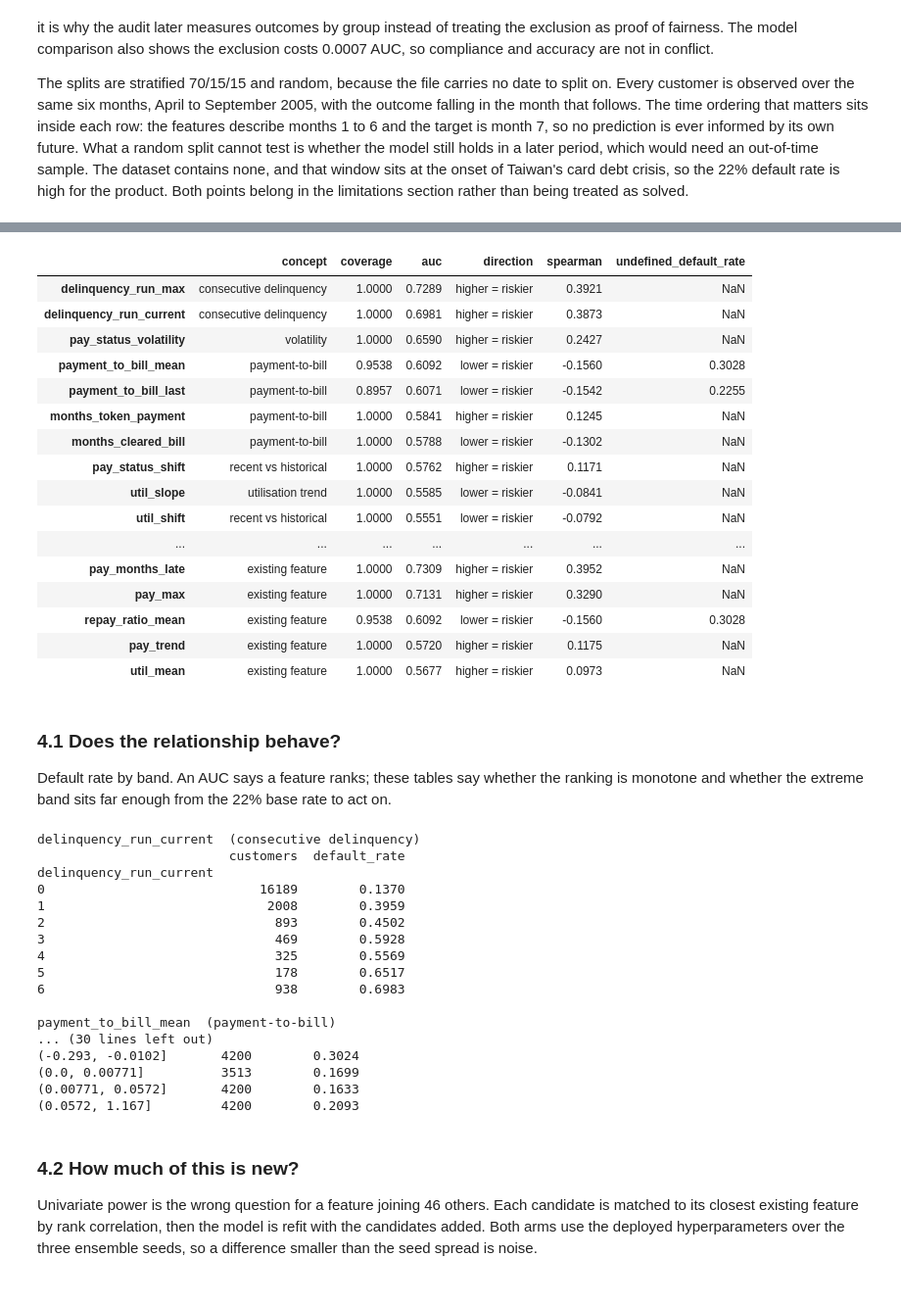
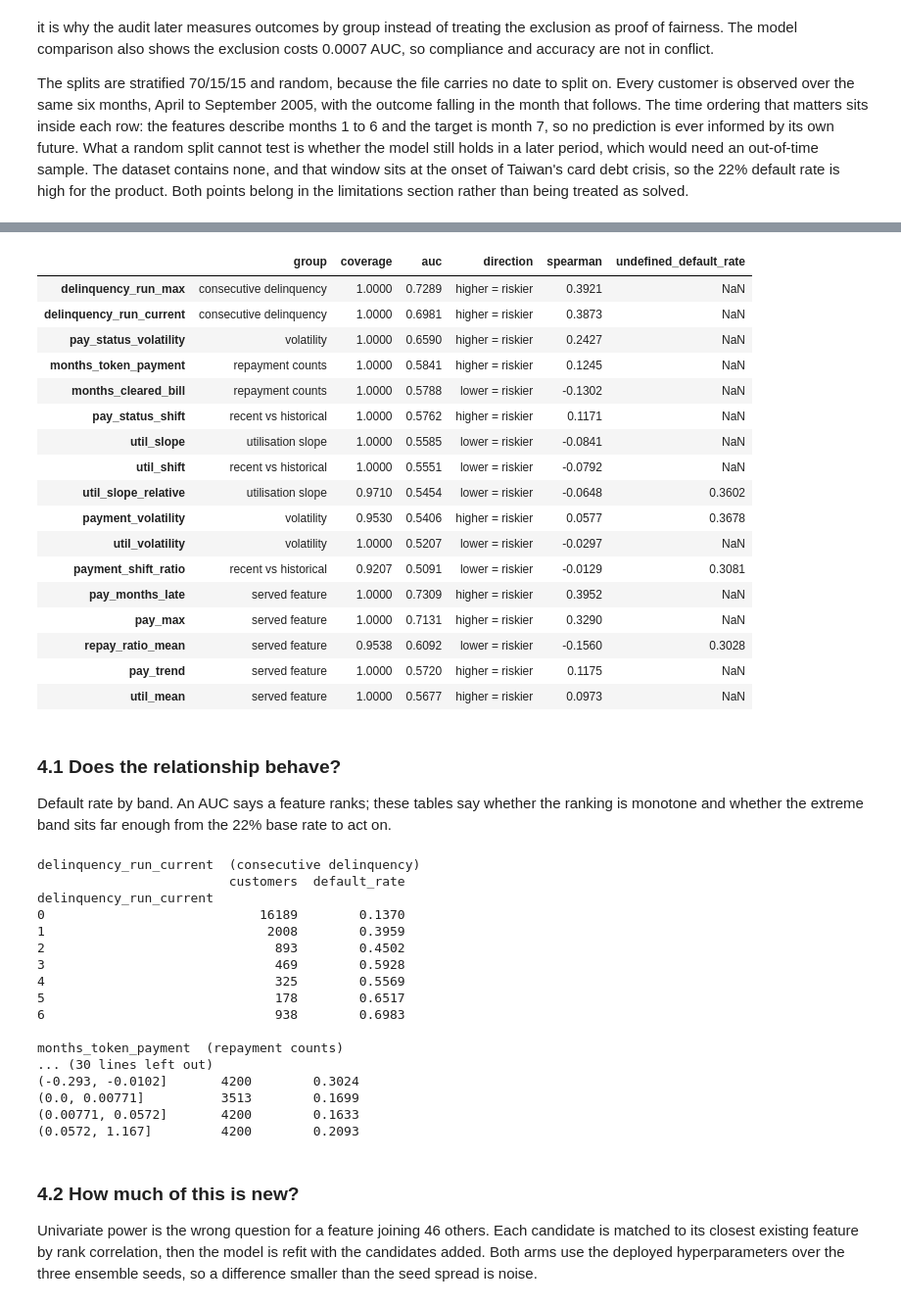
Before and after one commit to AnastasiaRassi/Behavioural_Credit_Scorecard_System, a Jupyter notebook: notebooks/01_data_preparation.ipynb, the cells around one changed output, grey strips where cells are left out. Shown at 98% size. Cells and saved outputs as stored; diff of their text form; code cells hidden in the pictures.

```diff
--- a/notebooks/01_data_preparation.ipynb
+++ b/notebooks/01_data_preparation.ipynb
@@ -63,18 +63,14 @@ Project root: C:\Users\User\Documents\UNI\credit_risk_system
 The dataset is read exactly as it ships. Cleaning happens in the next step, so the raw
 distributions can be inspected first.
 # %%
-def load_taiwan() -> pd.DataFrame:
-    """Read the UCI dataset as it ships, with no cleaning applied."""
-    csv_path = PROJECT_ROOT / "data" / "raw" / "taiwan_credit.csv"
-    if not csv_path.exists():
-        raise FileNotFoundError(
-            f"Place the UCI dataset at {csv_path}. "
-            "Source: https://archive.ics.uci.edu/dataset/350/"
-        )
-    return pd.read_csv(csv_path)
+csv_path = PROJECT_ROOT / "data" / "raw" / "taiwan_credit.csv"
+if not csv_path.exists():
+    raise FileNotFoundError(
+        f"Place the UCI dataset at {csv_path}. "
+        "Source: https://archive.ics.uci.edu/dataset/350/"
+    )
 
-
-raw = load_taiwan()
+raw = pd.read_csv(csv_path)
 print(f"Shape: {raw.shape[0]:,} rows x {raw.shape[1]} columns")
 print(f"Missing values: {int(raw.isna().sum().sum())}")
 raw.head()
@@ -109,20 +105,14 @@ The original "PAY_0" column already appears as "PAY_1" in the CSV, so the six
 payment-status columns run in order.
 # %%
 UNDOCUMENTED = {"EDUCATION": [0, 5, 6], "MARRIAGE": [0]}
-
-
-def fix_codebook(df: pd.DataFrame) -> pd.DataFrame:
-    """Fold undocumented EDUCATION and MARRIAGE codes into the 'other' level."""
-    out = df.copy()
-    out["EDUCATION"] = out["EDUCATION"].replace({0: 4, 5: 4, 6: 4})
-    out["MARRIAGE"] = out["MARRIAGE"].replace({0: 3})
-    return out
-
-
 for column, codes in UNDOCUMENTED.items():
     print(f"{column}: {int(raw[column].isin(codes).sum()):,} rows with codes {codes}")
 
-raw = fix_codebook(raw)
+# Fold the undocumented codes into the documented "other" level, which keeps those
+# customers in the sample instead of dropping their rows.
+raw["EDUCATION"] = raw["EDUCATION"].replace({0: 4, 5: 4, 6: 4})
+raw["MARRIAGE"] = raw["MARRIAGE"].replace({0: 3})
+
 pd.DataFrame({
     "EDUCATION": raw["EDUCATION"].value_counts().sort_index(),
     "MARRIAGE": raw["MARRIAGE"].value_counts().sort_index(),
@@ -448,51 +381,47 @@ underneath for reference.
 # %%
-# Sliced on the same indices as the model features, so everything below reads training
-# rows only.
-candidates = {name: candidates_all.loc[index] for name, index in
-              [("train", idx_train), ("validation", idx_validation), ("test", idx_test)]}
-
-
 def univariate_power(features: pd.DataFrame, labels: pd.Series) -> pd.DataFrame:
     """Rank power of each feature alone, measured on the rows where it is defined."""
     rows = []
     for column in features.columns:
         values = features[column]
         observed = values.notna()
         auc = roc_auc_score(labels[observed], values[observed])
         rows.append({
-            "concept": CONCEPTS.get(column, "existing feature"),
+            "group": ADDED_GROUPS.get(column, "served feature"),
             "coverage": observed.mean(),
             "auc": max(auc, 1 - auc),
             "direction": "higher = riskier" if auc >= 0.5 else "lower = riskier",
             "spearman": spearmanr(values[observed], labels[observed]).statistic,
             "undefined_default_rate": labels[~observed].mean() if (~observed).any() else np.nan,
         })
     return pd.DataFrame(rows, index=features.columns).sort_values("auc", ascending=False)
 
 
+SERVED = [column for column in X["train"].columns if column not in ADDED]
 REFERENCE = ["pay_months_late", "pay_max", "pay_trend", "util_mean", "repay_ratio_mean"]
 pd.concat([
-    univariate_power(candidates["train"], y["train"]),
+    univariate_power(X["train"][ADDED], y["train"]),
     univariate_power(X["train"][REFERENCE], y["train"]),
 ])
 # %% [output]
-|  | concept | coverage | auc | direction | spearman | undefined_default_rate |
+|  | group | coverage | auc | direction | spearman | undefined_default_rate |
 | delinquency_run_max | consecutive delinquency | 1.0000 | 0.7289 | higher = riskier | 0.3921 | NaN |
 | delinquency_run_current | consecutive delinquency | 1.0000 | 0.6981 | higher = riskier | 0.3873 | NaN |
 | pay_status_volatility | volatility | 1.0000 | 0.6590 | higher = riskier | 0.2427 | NaN |
-| payment_to_bill_mean | payment-to-bill | 0.9538 | 0.6092 | lower = riskier | -0.1560 | 0.3028 |
-| payment_to_bill_last | payment-to-bill | 0.8957 | 0.6071 | lower = riskier | -0.1542 | 0.2255 |
-| months_token_payment | payment-to-bill | 1.0000 | 0.5841 | higher = riskier | 0.1245 | NaN |
-| months_cleared_bill | payment-to-bill | 1.0000 | 0.5788 | lower = riskier | -0.1302 | NaN |
+| months_token_payment | repayment counts | 1.0000 | 0.5841 | higher = riskier | 0.1245 | NaN |
+| months_cleared_bill | repayment counts | 1.0000 | 0.5788 | lower = riskier | -0.1302 | NaN |
 | pay_status_shift | recent vs historical | 1.0000 | 0.5762 | higher = riskier | 0.1171 | NaN |
-| util_slope | utilisation trend | 1.0000 | 0.5585 | lower = riskier | -0.0841 | NaN |
+| util_slope | utilisation slope | 1.0000 | 0.5585 | lower = riskier | -0.0841 | NaN |
 | util_shift | recent vs historical | 1.0000 | 0.5551 | lower = riskier | -0.0792 | NaN |
-| ... | ... | ... | ... | ... | ... | ... |
-| pay_months_late | existing feature | 1.0000 | 0.7309 | higher = riskier | 0.3952 | NaN |
-| pay_max | existing feature | 1.0000 | 0.7131 | higher = riskier | 0.3290 | NaN |
-| repay_ratio_mean | existing feature | 0.9538 | 0.6092 | lower = riskier | -0.1560 | 0.3028 |
-| pay_trend | existing feature | 1.0000 | 0.5720 | higher = riskier | 0.1175 | NaN |
-| util_mean | existing feature | 1.0000 | 0.5677 | higher = riskier | 0.0973 | NaN |
+| util_slope_relative | utilisation slope | 0.9710 | 0.5454 | lower = riskier | -0.0648 | 0.3602 |
+| payment_volatility | volatility | 0.9530 | 0.5406 | higher = riskier | 0.0577 | 0.3678 |
+| util_volatility | volatility | 1.0000 | 0.5207 | lower = riskier | -0.0297 | NaN |
+| payment_shift_ratio | recent vs historical | 0.9207 | 0.5091 | lower = riskier | -0.0129 | 0.3081 |
+| pay_months_late | served feature | 1.0000 | 0.7309 | higher = riskier | 0.3952 | NaN |
+| pay_max | served feature | 1.0000 | 0.7131 | higher = riskier | 0.3290 | NaN |
+| repay_ratio_mean | served feature | 0.9538 | 0.6092 | lower = riskier | -0.1560 | 0.3028 |
+| pay_trend | served feature | 1.0000 | 0.5720 | higher = riskier | 0.1175 | NaN |
+| util_mean | served feature | 1.0000 | 0.5677 | higher = riskier | 0.0973 | NaN |
 # %% [markdown]
 ### 4.1 Does the relationship behave?
 
@@ -510,10 +439,10 @@ def risk_table(values: pd.Series, labels: pd.Series, bins: int = 5) -> pd.DataFr
     return table.rename(columns={"size": "customers", "mean": "default_rate"})
 
 
-for column in ["delinquency_run_current", "payment_to_bill_mean",
+for column in ["delinquency_run_current", "months_token_payment",
                "pay_status_shift", "payment_volatility", "util_slope"]:
-    print(f"\n{column}  ({CONCEPTS[column]})")
-    print(risk_table(candidates["train"][column], y["train"]).to_string())
+    print(f"\n{column}  ({ADDED_GROUPS[column]})")
+    print(risk_table(X["train"][column], y["train"]).to_string())
 # %% [output]
 delinquency_run_current  (consecutive delinquency)
                          customers  default_rate
@@ -526,7 +455,7 @@ delinquency_run_current
 5                              178        0.6517
 6                              938        0.6983
 
-payment_to_bill_mean  (payment-to-bill)
+months_token_payment  (repayment counts)
 ... (30 lines left out)
 (-0.293, -0.0102]       4200        0.3024
 (0.0, 0.00771]          3513        0.1699
```
Also changed, not shown: parts of 10 cells of this notebook, 1 other file.
